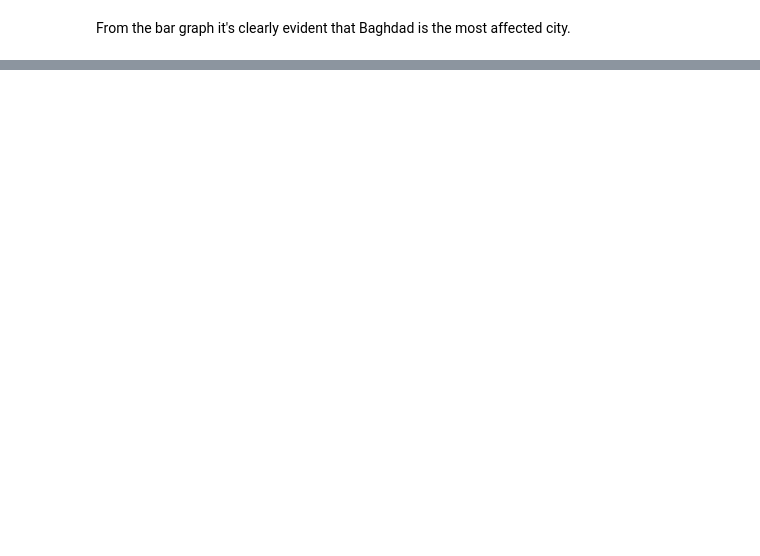
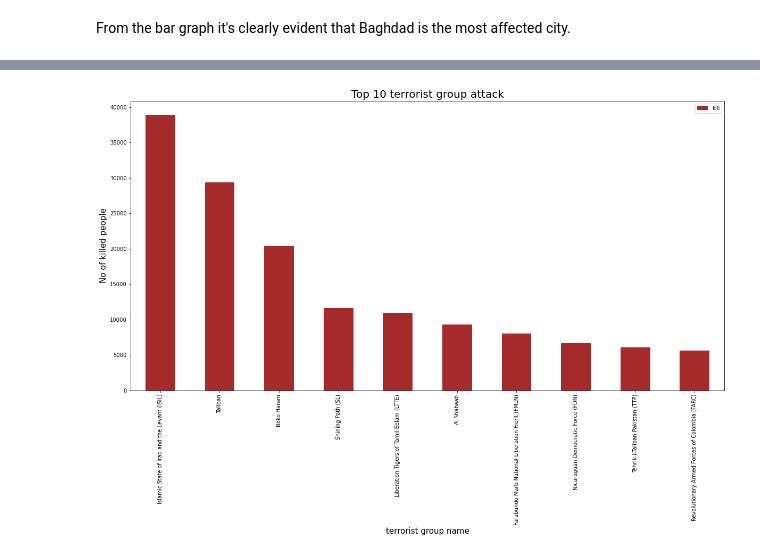
Before and after one commit to tanmaygadre/TSF_EDA_Terrorism, a Jupyter notebook: Exploratory Data Analysis on Terrorism.ipynb, the cells around one changed output, grey strips where cells are left out. Drawn from its saved outputs; the diff is of its cells as text; code cells hidden in the pictures; blank space fills up the shorter version.

```diff
--- a/Exploratory Data Analysis on Terrorism.ipynb
+++ b/Exploratory Data Analysis on Terrorism.ipynb
@@ -300,0 +281,9 @@ From the bar graph it's clearly evident that Baghdad is the most affected city.
+# %%
+# No. Of People Killed By Top 10 Terrorist Attacks
+df[['Group','kill']].groupby(['Group'],axis=0).sum().drop('Unknown').sort_values('kill',ascending=False).head(10).plot(kind='bar',color='brown',figsize=(20,10))
+plt.title("Top 10 terrorist group attack",fontsize=20)
+plt.xlabel("terrorist group name",fontsize=15)
+plt.ylabel("No of killed people",fontsize=15)
+plt.show()
+# %% [output]
+[figure, added]
```
Also changed, not shown: parts of 14 cells of this notebook.
